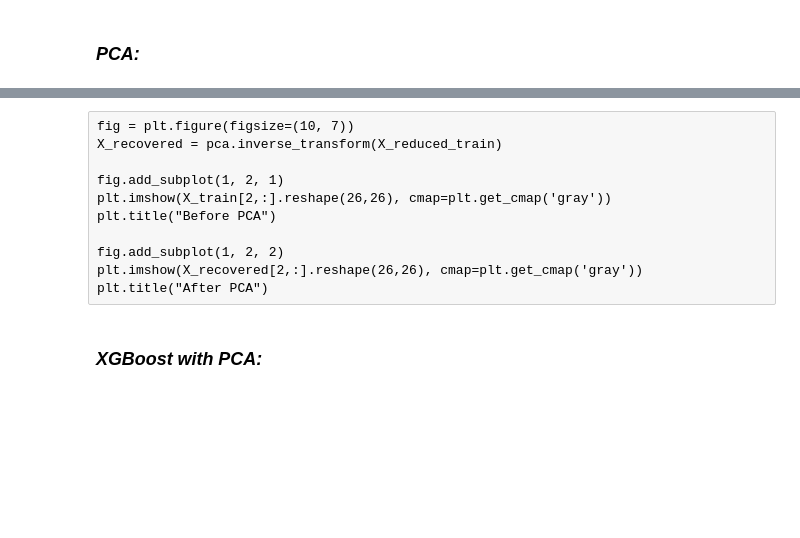
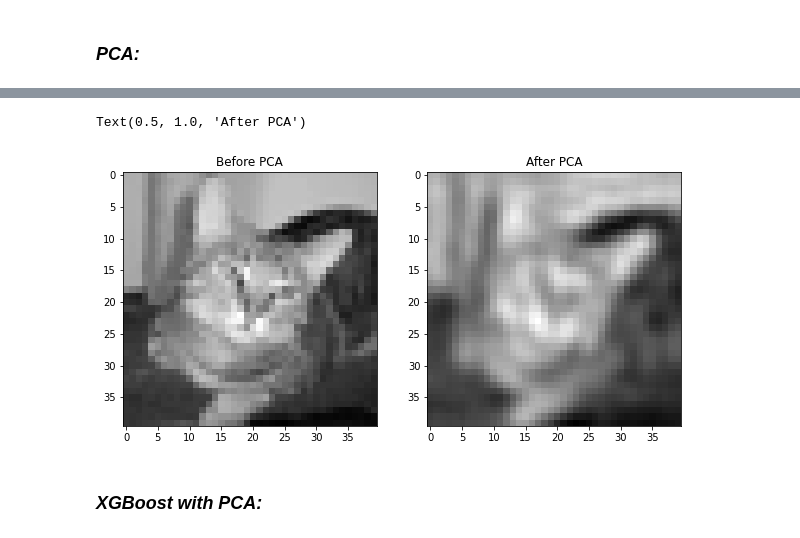
Before and after one commit to NoaAmichai/Cats-Vs-Dogs, a Jupyter notebook: Cats_Vs_Dogs .ipynb, the cells around one changed output, grey strips where cells are left out. Cells and saved outputs as stored; diff of their text form; code cells hidden in the pictures; blank space fills up the shorter version.

```diff
--- a/Cats_Vs_Dogs .ipynb
+++ b/Cats_Vs_Dogs .ipynb
@@ -155,14 +124,17 @@ X_reduced_train.shape
-# %% [raw]
-fig = plt.figure(figsize=(10, 7))
-X_recovered = pca.inverse_transform(X_reduced_train)
-
-fig.add_subplot(1, 2, 1)
-plt.imshow(X_train[2,:].reshape(26,26), cmap=plt.get_cmap('gray'))
-plt.title("Before PCA")
-
-fig.add_subplot(1, 2, 2)
-plt.imshow(X_recovered[2,:].reshape(26,26), cmap=plt.get_cmap('gray'))
-plt.title("After PCA")
+# %%
+fig = plt.figure(figsize=(10, 7))
+X_recovered = pca.inverse_transform(X_reduced_train)
+
+fig.add_subplot(1, 2, 1)
+plt.imshow(X_train[2,:].reshape(40,40), cmap=plt.get_cmap('gray'))
+plt.title("Before PCA")
+
+fig.add_subplot(1, 2, 2)
+plt.imshow(X_recovered[2,:].reshape(40,40), cmap=plt.get_cmap('gray'))
+plt.title("After PCA")
+# %% [output]
+Text(0.5, 1.0, 'After PCA')
+[figure, added]
 # %% [markdown]
 ### *XGBoost with PCA:*
 # %%
```
Also changed, not shown: parts of 39 cells of this notebook.
